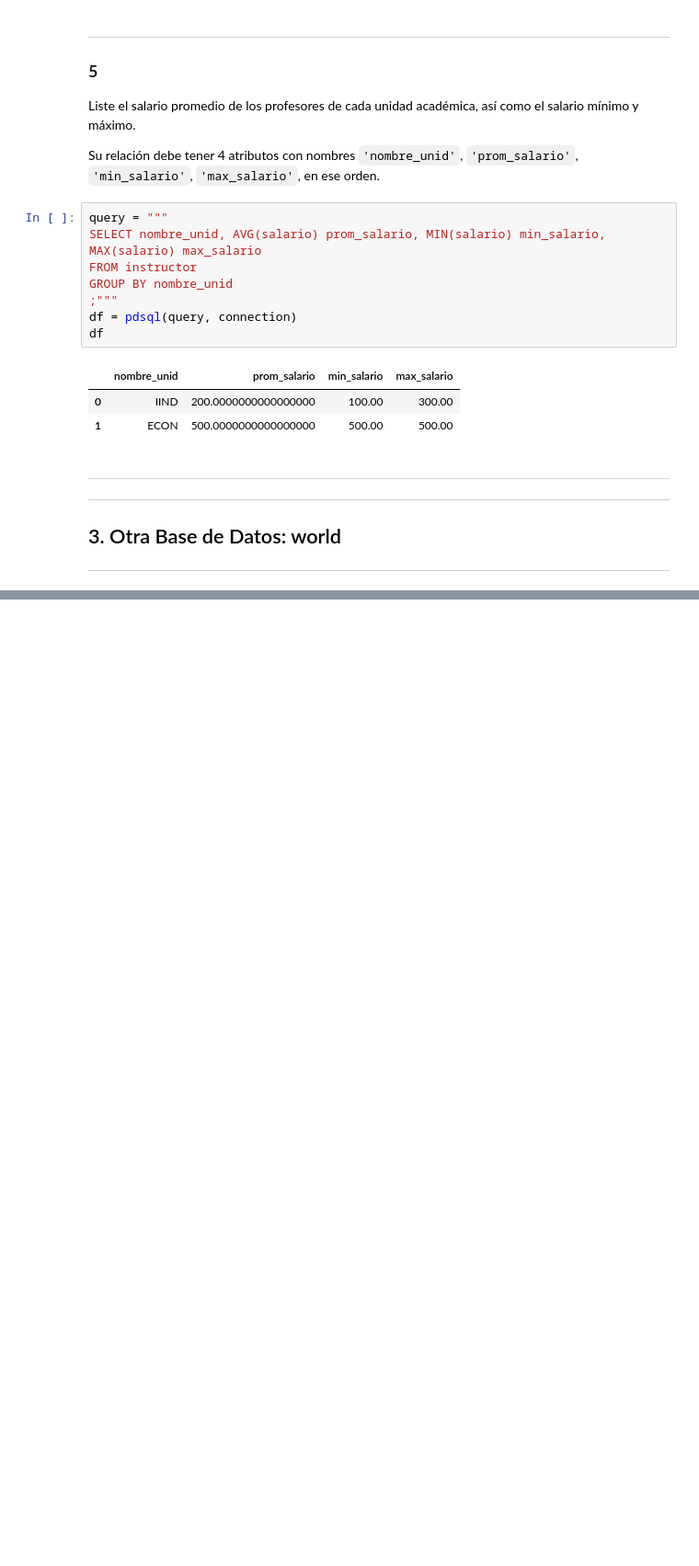
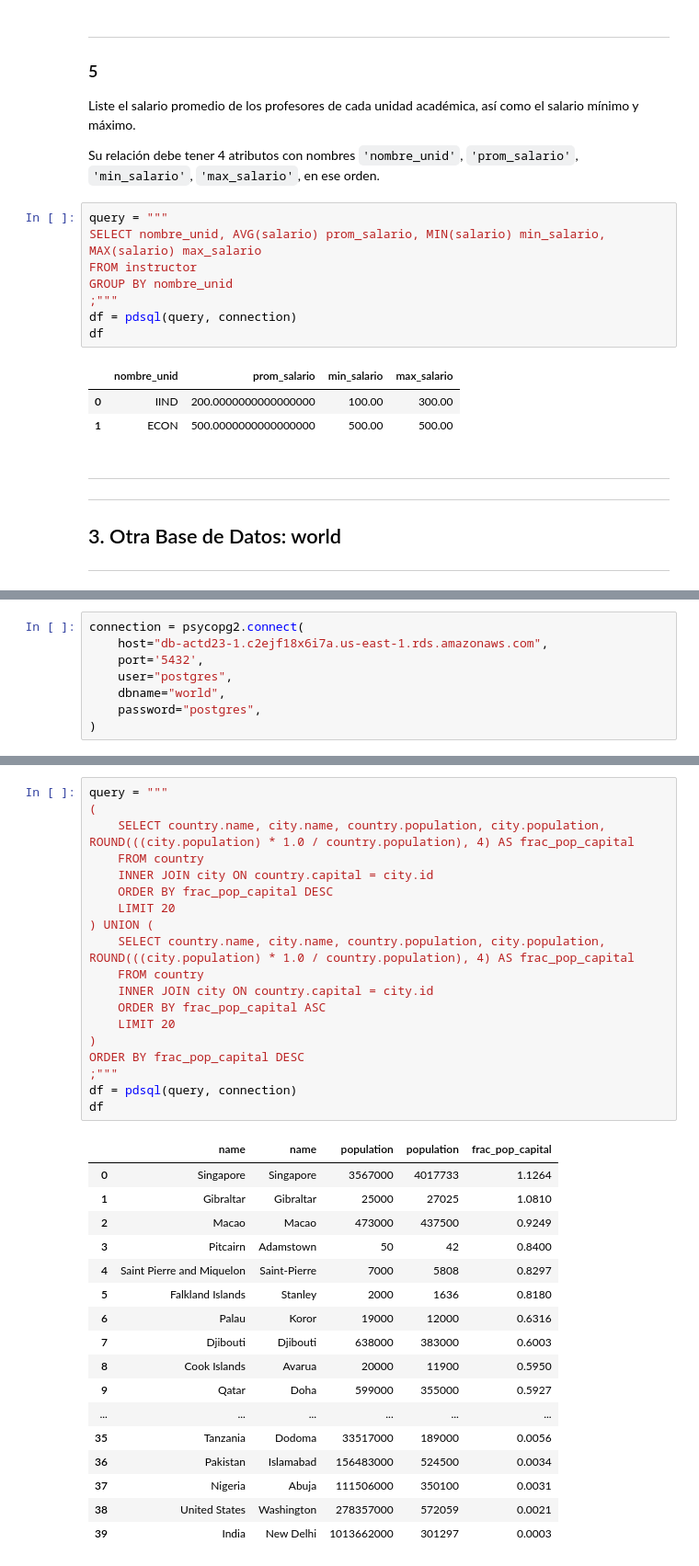
Before and after one commit to AnaliticaComputacional-2023-10/Taller7, a Jupyter notebook: Taller 7 - Solución.ipynb, the cells around one changed output, grey strips where cells are left out. Shown at 92% size. Cells and saved outputs as stored; diff of their text form; blank space fills up the shorter version.

```diff
--- a/Taller 7 - Solución.ipynb
+++ b/Taller 7 - Solución.ipynb
@@ -505,0 +489,8 @@ world.
+# %%
+connection = psycopg2.connect(
+    host="db-actd23-1.c2ejf18x6i7a.us-east-1.rds.amazonaws.com",
+    port='5432',
+    user="postgres",
+    dbname="world",
+    password="postgres",
+)
@@ -505,0 +897,37 @@ world.
+# %%
+query = """
+(
+    SELECT country.name, city.name, country.population, city.population, ROUND(((city.population) * 1.0 / country.population), 4) AS frac_pop_capital
+    FROM country
+    INNER JOIN city ON country.capital = city.id
+    ORDER BY frac_pop_capital DESC
+    LIMIT 20
+) UNION (
+    SELECT country.name, city.name, country.population, city.population, ROUND(((city.population) * 1.0 / country.population), 4) AS frac_pop_capital
+    FROM country
+    INNER JOIN city ON country.capital = city.id
+    ORDER BY frac_pop_capital ASC
+    LIMIT 20
+)
+ORDER BY frac_pop_capital DESC
+;"""
+df = pdsql(query, connection)
+df
+# %% [output]
+|  | name | name | population | population | frac_pop_capital |
+| 0 | Singapore | Singapore | 3567000 | 4017733 | 1.1264 |
+| 1 | Gibraltar | Gibraltar | 25000 | 27025 | 1.0810 |
+| 2 | Macao | Macao | 473000 | 437500 | 0.9249 |
+| 3 | Pitcairn | Adamstown | 50 | 42 | 0.8400 |
+| 4 | Saint Pierre and Miquelon | Saint-Pierre | 7000 | 5808 | 0.8297 |
+| 5 | Falkland Islands | Stanley | 2000 | 1636 | 0.8180 |
+| 6 | Palau | Koror | 19000 | 12000 | 0.6316 |
+| 7 | Djibouti | Djibouti | 638000 | 383000 | 0.6003 |
+| 8 | Cook Islands | Avarua | 20000 | 11900 | 0.5950 |
+| 9 | Qatar | Doha | 599000 | 355000 | 0.5927 |
+| ... | ... | ... | ... | ... | ... |
+| 35 | Tanzania | Dodoma | 33517000 | 189000 | 0.0056 |
+| 36 | Pakistan | Islamabad | 156483000 | 524500 | 0.0034 |
+| 37 | Nigeria | Abuja | 111506000 | 350100 | 0.0031 |
+| 38 | United States | Washington | 278357000 | 572059 | 0.0021 |
+| 39 | India | New Delhi | 1013662000 | 301297 | 0.0003 |
```
Also changed, not shown: parts of 41 cells of this notebook, 1 other file.
